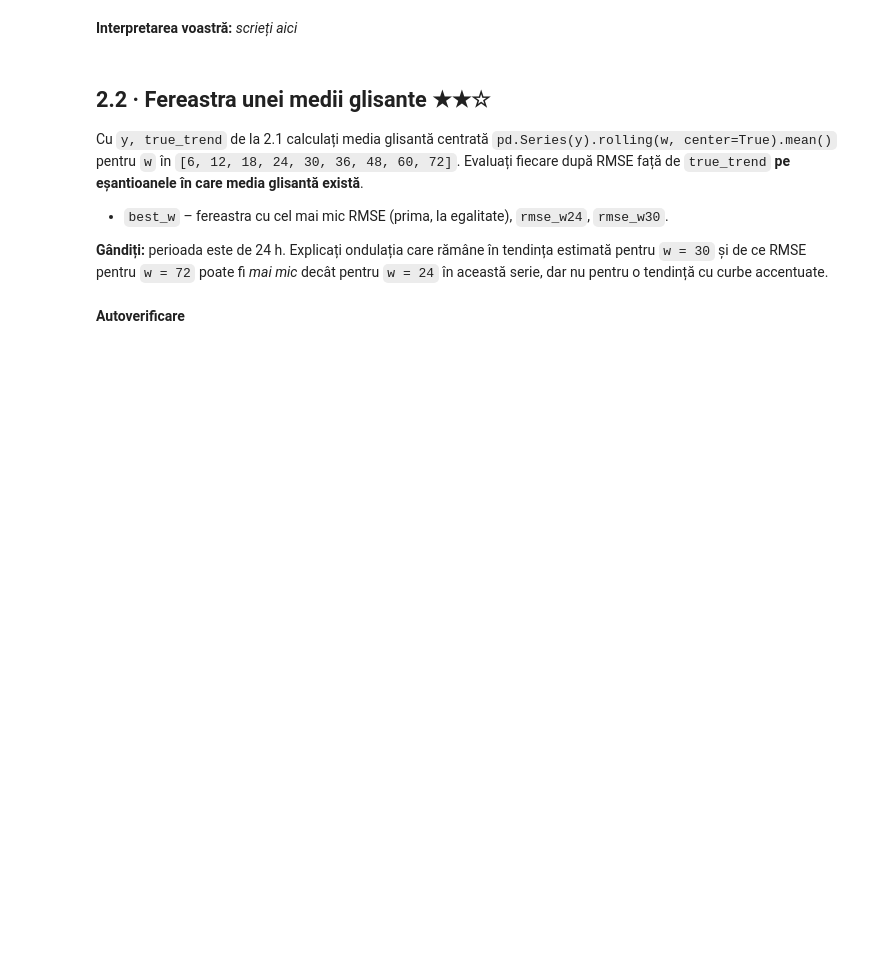
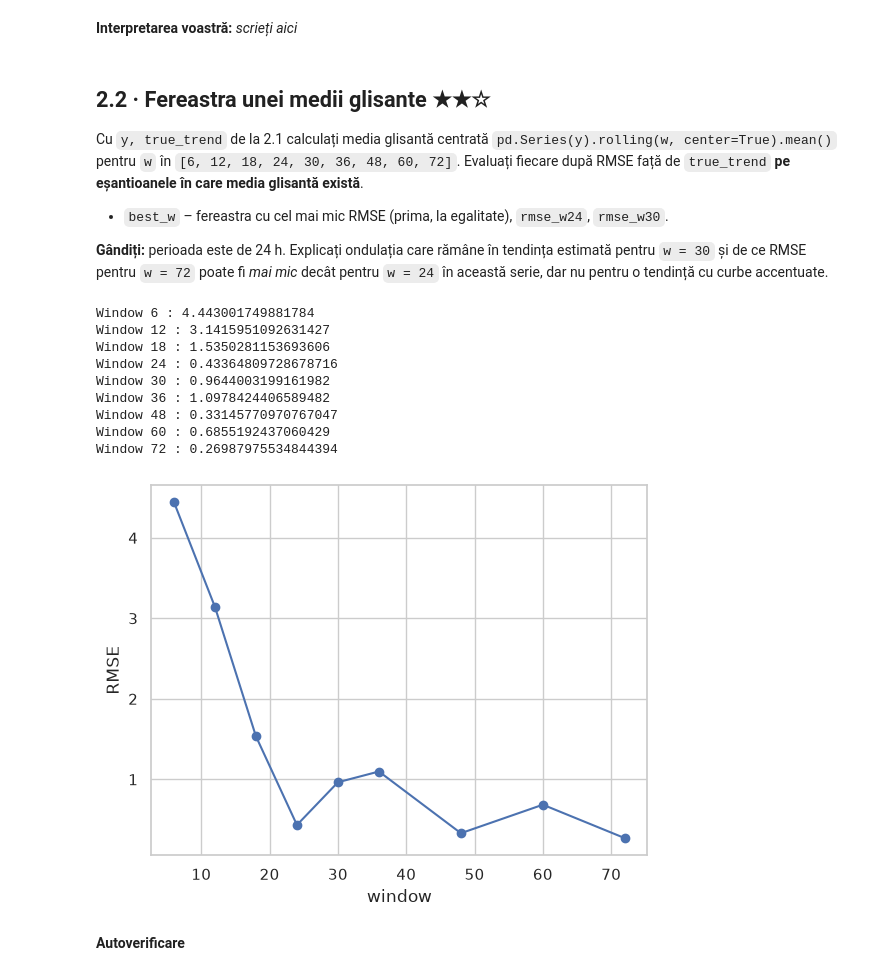
Before and after one commit to ionutzzzzz/ML-Algorithms, a Jupyter notebook: weeks/week 4/Lab4_Domniteanu_Ioan.ipynb, the cells around one changed output. Drawn from its saved outputs; the diff is of its cells as text; code cells hidden in the pictures; blank space fills up the shorter version.

```diff
--- a/weeks/week 4/Lab4_Domniteanu_Ioan.ipynb
+++ b/weeks/week 4/Lab4_Domniteanu_Ioan.ipynb
@@ -752,4 +773,32 @@ Cu `y, true_trend` de la 2.1 calculați media glisantă centrată `pd.Series(y).
 * `best_w` – fereastra cu cel mai mic RMSE (prima, la egalitate), `rmse_w24`, `rmse_w30`.
 
 **Gândiți:** perioada este de 24 h. Explicați ondulația care rămâne în tendința estimată pentru `w = 30` și de ce RMSE pentru `w = 72` poate fi *mai mic* decât pentru `w = 24` în această serie, dar nu pentru o tendință cu curbe accentuate.
+# %%
+window = [6, 12, 18, 24, 30, 36, 48, 60, 72]
+s_y = pd.Series(y)
+rmse = {}
+index = 0
+
+for w in window:
+    ma = s_y.rolling(w, center=True).mean()
+    valid = ma.notna()
+    rmse[w] = float(np.sqrt(np.mean((ma[valid].values - true_trend[valid.values]) ** 2)))
+    print(f'Window {w} : {rmse[w]}')
+
+plt.plot(rmse.keys(), rmse.values())
+plt.scatter(rmse.keys(), rmse.values())
+plt.xlabel('window')
+plt.ylabel('RMSE')
+plt.show()
+# %% [output]
+Window 6 : 4.443001749881784
+Window 12 : 3.1415951092631427
+Window 18 : 1.5350281153693606
+Window 24 : 0.43364809728678716
+Window 30 : 0.9644003199161982
+Window 36 : 1.0978424406589482
+Window 48 : 0.33145770970767047
+Window 60 : 0.6855192437060429
+Window 72 : 0.26987975534844394
+[figure, added]
 # %%
```
Also changed, not shown: parts of 53 cells of this notebook.
